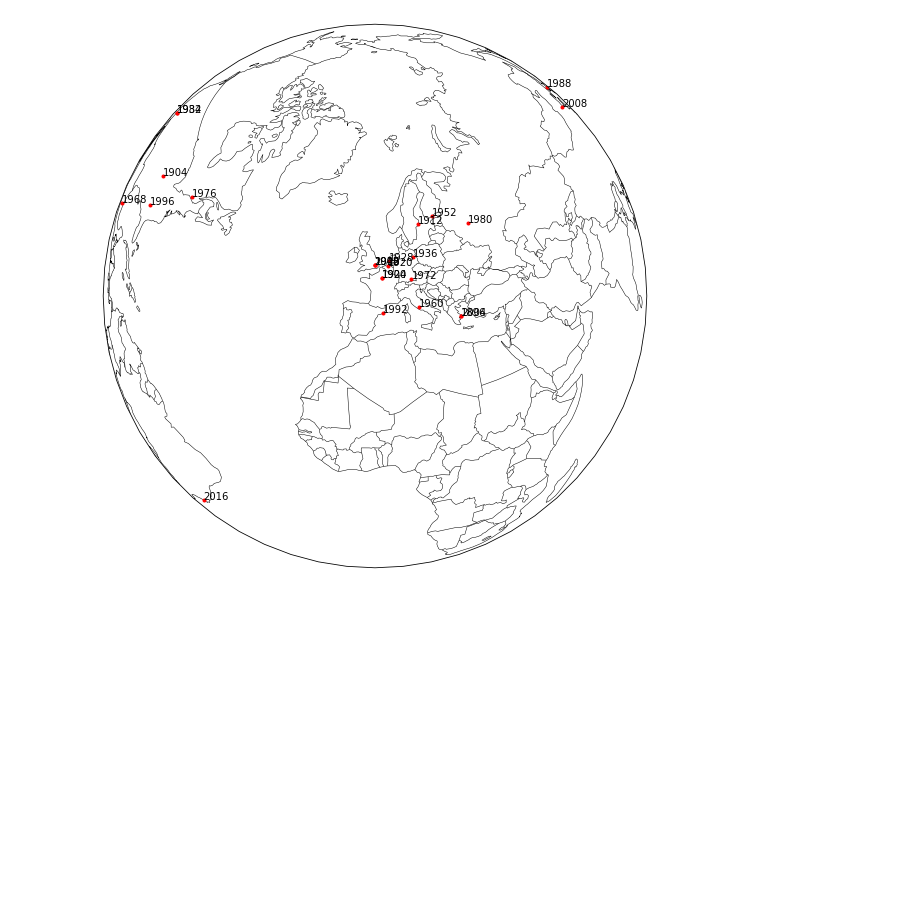
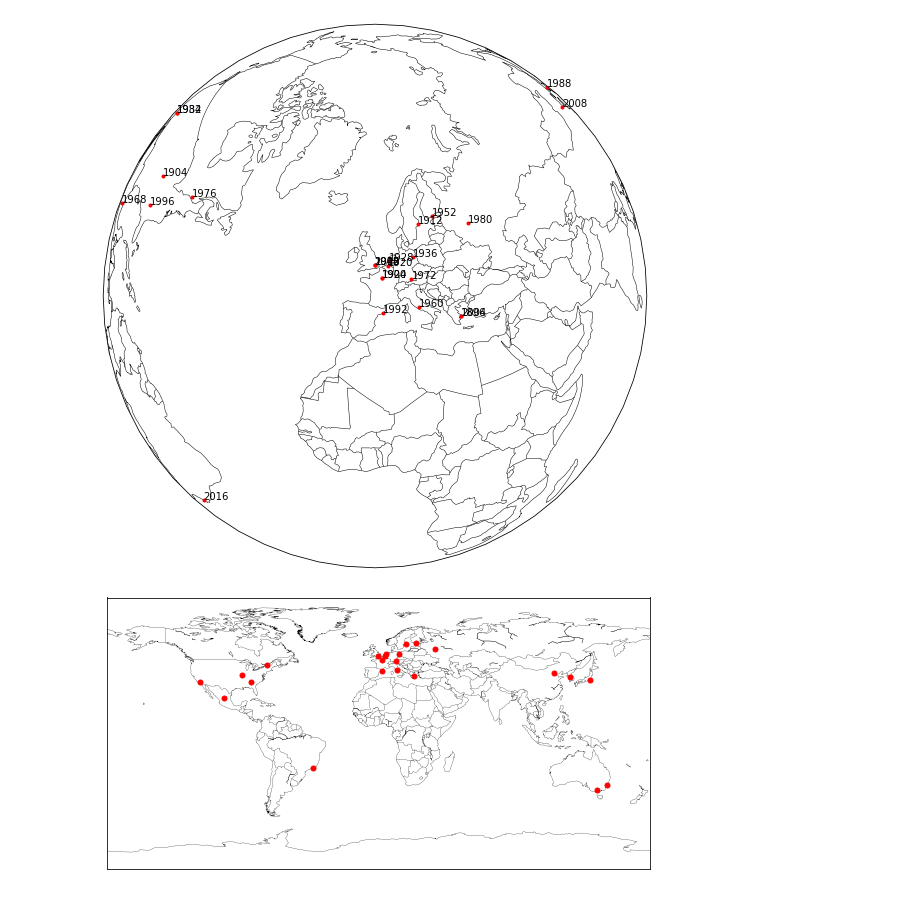
Before and after one commit to nestorvqz/olimpicGames, a Jupyter notebook: OlimpicGames.ipynb, the cells around one changed output. Drawn from its saved outputs; the diff is of its cells as text; code cells hidden in the pictures; blank space fills up the shorter version.

```diff
--- a/OlimpicGames.ipynb
+++ b/OlimpicGames.ipynb
@@ -130,3 +130,22 @@ for year, city in cities_by_year.items():
 axes.set_global()
 # %% [output]
 [figure]
+# %%
+# On a slow connection it may be necessary to give `Nominatim` a timeout parameter
+# higher than the default (for example, `timeout = 10`).
+
+geolocator = geopy.geocoders.Nominatim(user_agent='programming-efficiently')
+
+# the geopy documentation (https://geopy.readthedocs.io/en/stable/) describes all
+# the geocoding services that it wraps. Several require registrating and obtaining
+# an API key; at the time of recording this course, a API-key-free alternative to
+# Nominatim is ArcGIS:
+#
+# geolocator = geopy.geocoders.ArcGIS()
+# %%
+locations = {}
+
+for city in cities:
+    print("Locating", city)
+
+    locations[city] = geolocator.geocode(city.split('/')[0])
@@ -132,0 +157,11 @@ axes.set_global()
+# %%
+pp.figure(figsize=(10,5))
+
+world = Basemap()
+world.drawcoastlines(linewidth=0.25)
+world.drawcountries(linewidth=0.25)
+
+for city,pos in locations.items():
+    world.plot(pos.longitude,pos.latitude,'r.',markersize=10,latlon=True)
+# %% [output]
+[figure, added]
```
Also changed, not shown: parts of 2 cells of this notebook.
